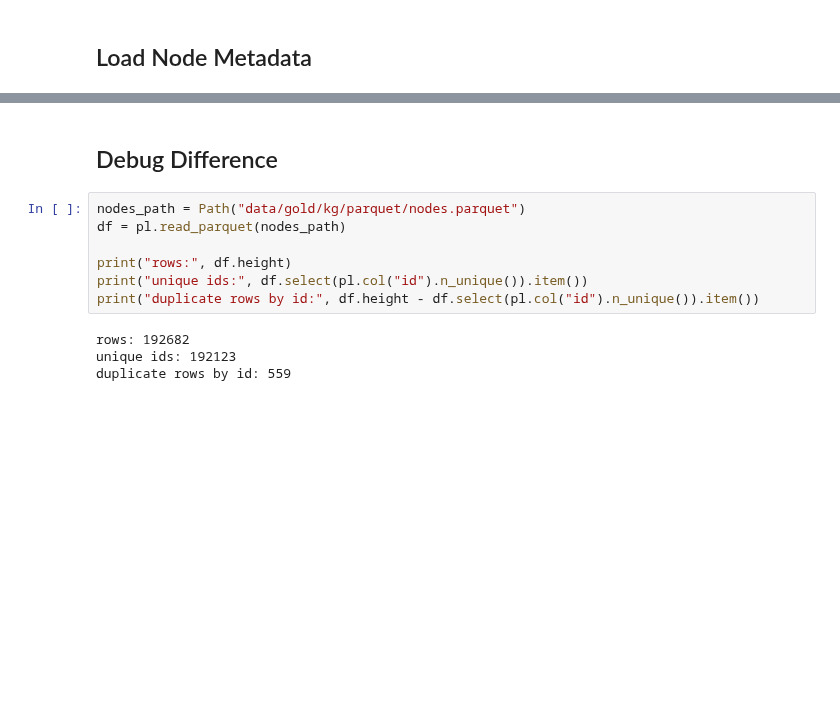
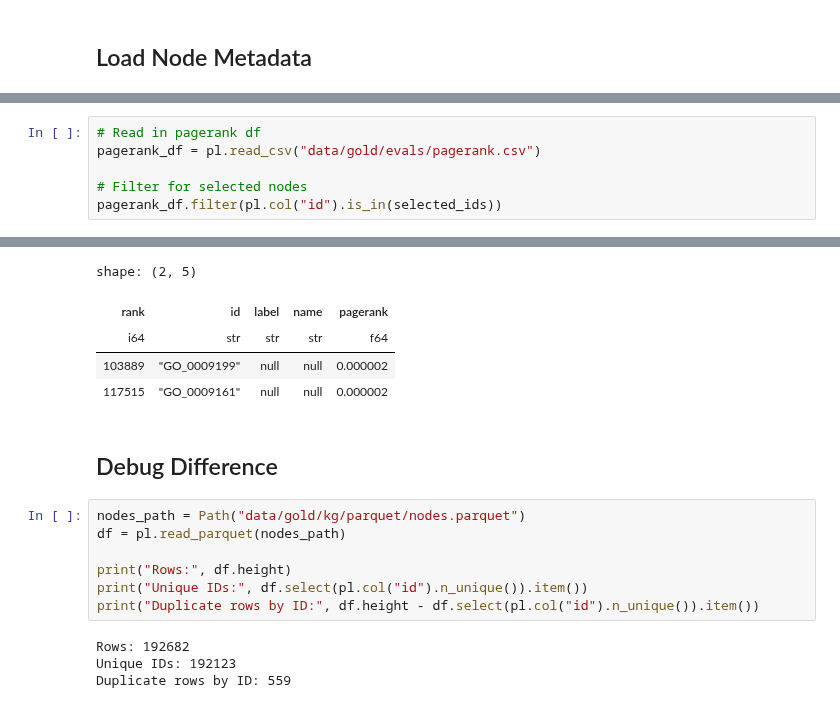
Before and after one commit to mims-harvard/OptimusKG, a Jupyter notebook: notebooks/graph_inspection.ipynb, the cells around one changed output, grey strips where cells are left out. Saved outputs shown, nothing was run; the diff lists cells and outputs as text; blank space fills up the shorter version.

```diff
--- a/notebooks/graph_inspection.ipynb
+++ b/notebooks/graph_inspection.ipynb
@@ -91,0 +136,7 @@ shape: (10, 2)
+# %%
+# Read in pagerank df
+pagerank_df = pl.read_csv("data/gold/evals/pagerank.csv")
+
+# Filter for selected nodes
+pagerank_df.filter(pl.col("id").is_in(selected_ids))
+# %% [output]
@@ -92,16 +144,21 @@ shape: (10, 2)
+shape: (2, 5)
+| rank | id | label | name | pagerank |
+| i64 | str | str | str | f64 |
+| 103889 | "GO_0009199" | null | null | 0.000002 |
+| 117515 | "GO_0009161" | null | null | 0.000002 |
 # %% [markdown]
 ## Debug Difference
 # %%
 nodes_path = Path("data/gold/kg/parquet/nodes.parquet")
 df = pl.read_parquet(nodes_path)
 
-print("rows:", df.height)
-print("unique ids:", df.select(pl.col("id").n_unique()).item())
-print("duplicate rows by id:", df.height - df.select(pl.col("id").n_unique()).item())
+print("Rows:", df.height)
+print("Unique IDs:", df.select(pl.col("id").n_unique()).item())
+print("Duplicate rows by ID:", df.height - df.select(pl.col("id").n_unique()).item())
 # %% [output]
-rows: 192682
-unique ids: 192123
-duplicate rows by id: 559
+Rows: 192682
+Unique IDs: 192123
+Duplicate rows by ID: 559
 # %%
 # Identify IDs that appear more than once
 duplicate_ids = (
```
Also changed, not shown: parts of 12 cells of this notebook.
